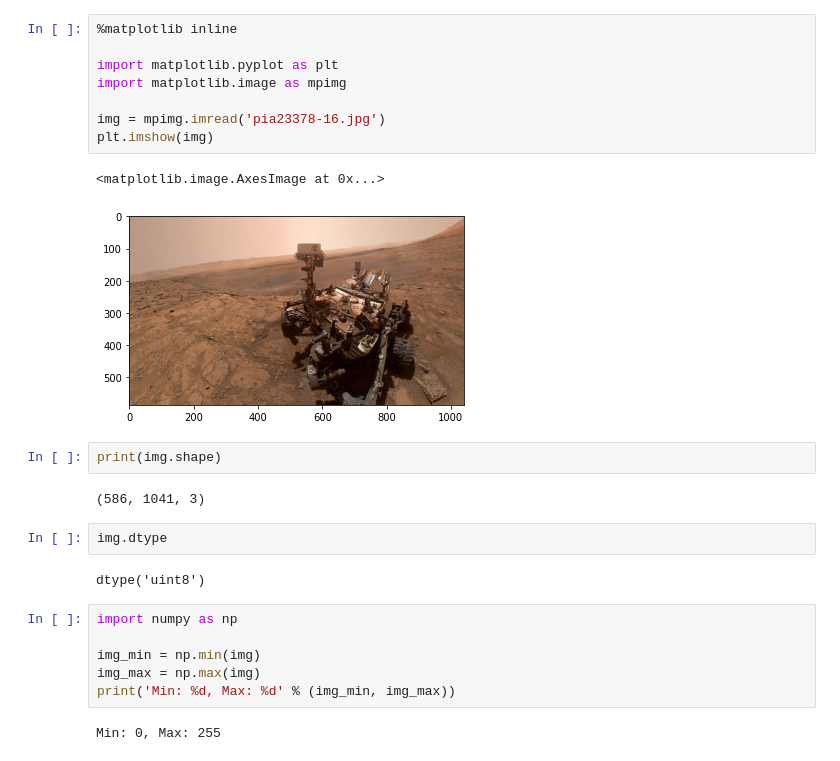
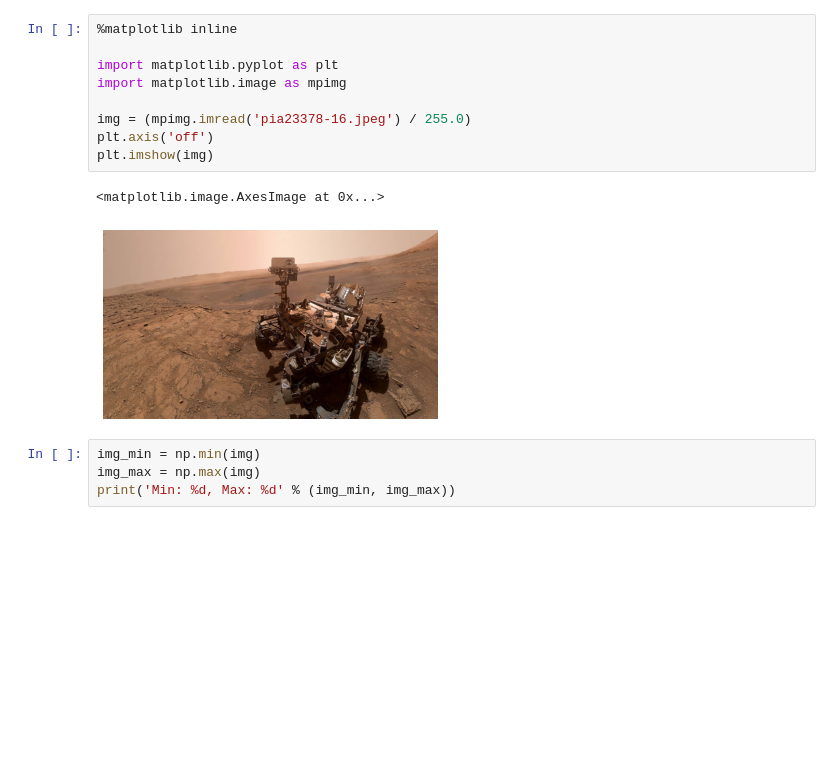
Before and after one commit to EfficientDL/book, a Jupyter notebook: Data_Quantization_Example.ipynb, the cells around one changed output. Cells and saved outputs as stored; diff of their text form; blank space fills up the shorter version.

```diff
--- a/Data_Quantization_Example.ipynb
+++ b/Data_Quantization_Example.ipynb
@@ -16,27 +68,16 @@ pia23378-16.jpg.1   100%[===================>] 126.70K  --.-KB/s    in 0.02s
 # %%
 %matplotlib inline
 
 import matplotlib.pyplot as plt
 import matplotlib.image as mpimg
 
-img = mpimg.imread('pia23378-16.jpg')
+img = (mpimg.imread('pia23378-16.jpeg') / 255.0)
+plt.axis('off')
 plt.imshow(img)
 # %% [output]
 <matplotlib.image.AxesImage at 0x...>
-[figure, old version]
+[figure, new version]
-# %%
-print(img.shape)
-# %% [output]
-(586, 1041, 3)
-# %%
-img.dtype
-# %% [output]
-dtype('uint8')
 # %%
-import numpy as np
-
 img_min = np.min(img)
 img_max = np.max(img)
 print('Min: %d, Max: %d' % (img_min, img_max))
-# %% [output]
-Min: 0, Max: 255
```
Also changed, not shown: parts of 16 cells of this notebook.
